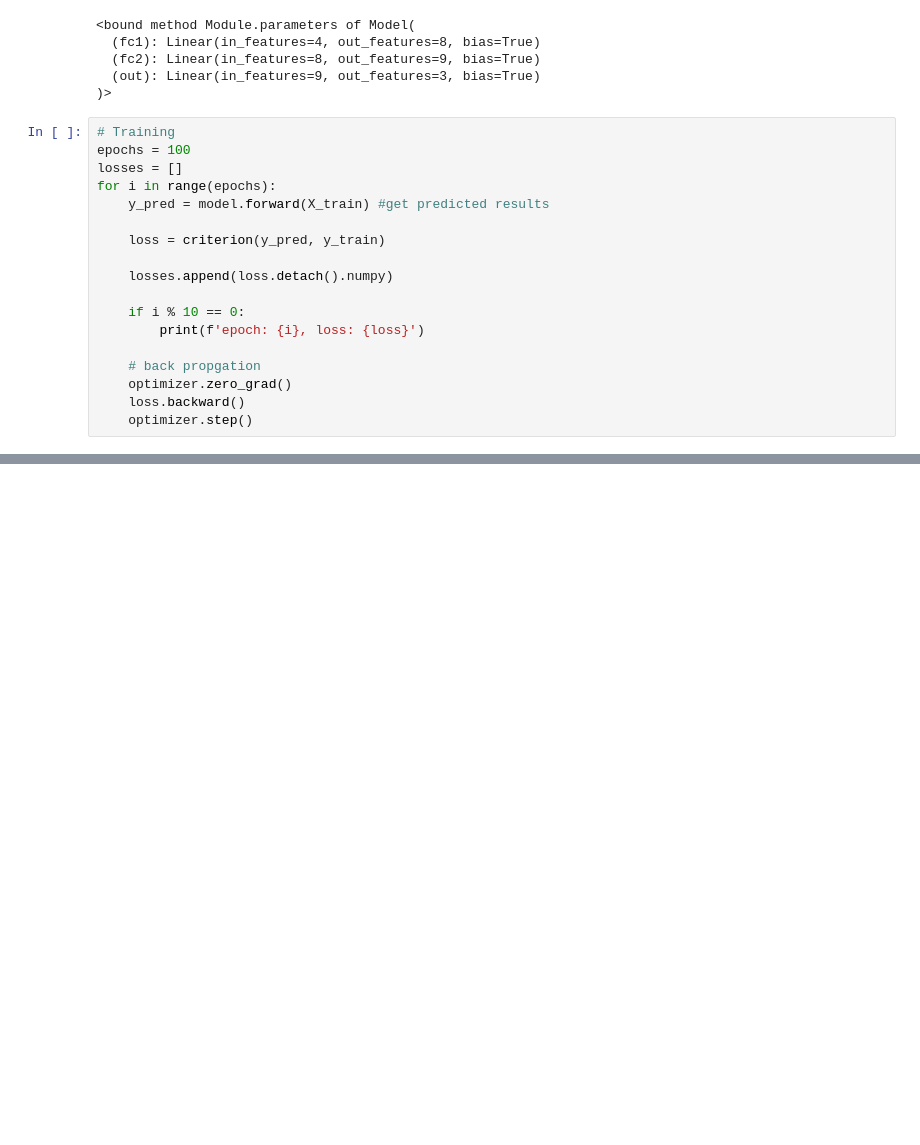
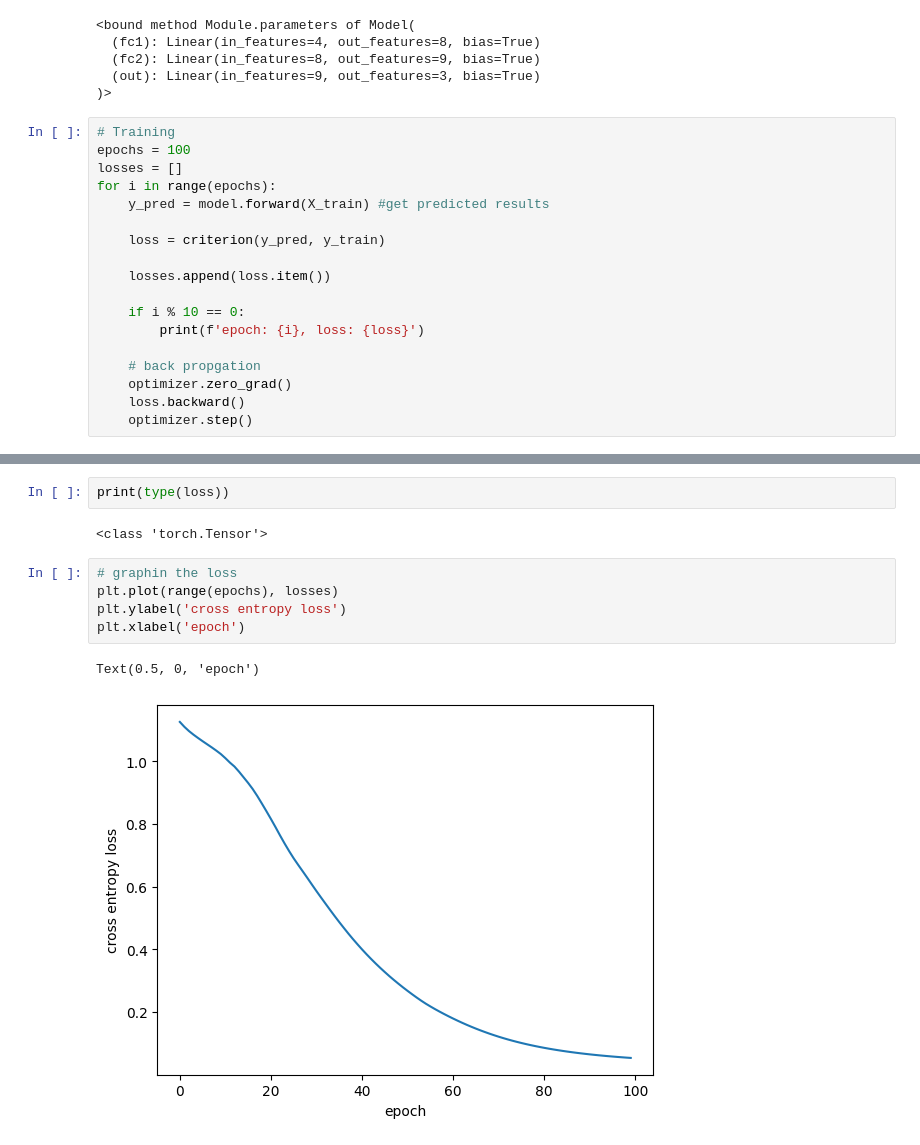
Before and after one commit to Curtfoglaw/NeuralNetwork, a Jupyter notebook: pytorchnn.ipynb, the cells around one changed output, grey strips where cells are left out. Drawn from its saved outputs; the diff is of its cells as text; blank space fills up the shorter version.

Commit message:
graphing to visualize training loss over epochs

```diff
--- a/pytorchnn.ipynb
+++ b/pytorchnn.ipynb
@@ -172,7 +172,7 @@ for i in range(epochs):
 
     loss = criterion(y_pred, y_train)
 
-    losses.append(loss.detach().numpy)
+    losses.append(loss.item())
 
     if i % 10 == 0:
         print(f'epoch: {i}, loss: {loss}')
@@ -194,0 +195,12 @@ epoch: 90, loss: 0.000724575889762491
+# %%
+print(type(loss))
+# %% [output]
+<class 'torch.Tensor'>
+# %%
+# graphin the loss
+plt.plot(range(epochs), losses)
+plt.ylabel('cross entropy loss')
+plt.xlabel('epoch')
+# %% [output]
+Text(0.5, 0, 'epoch')
+[figure, added]
```
Also changed, not shown: parts of 1 cell of this notebook.
